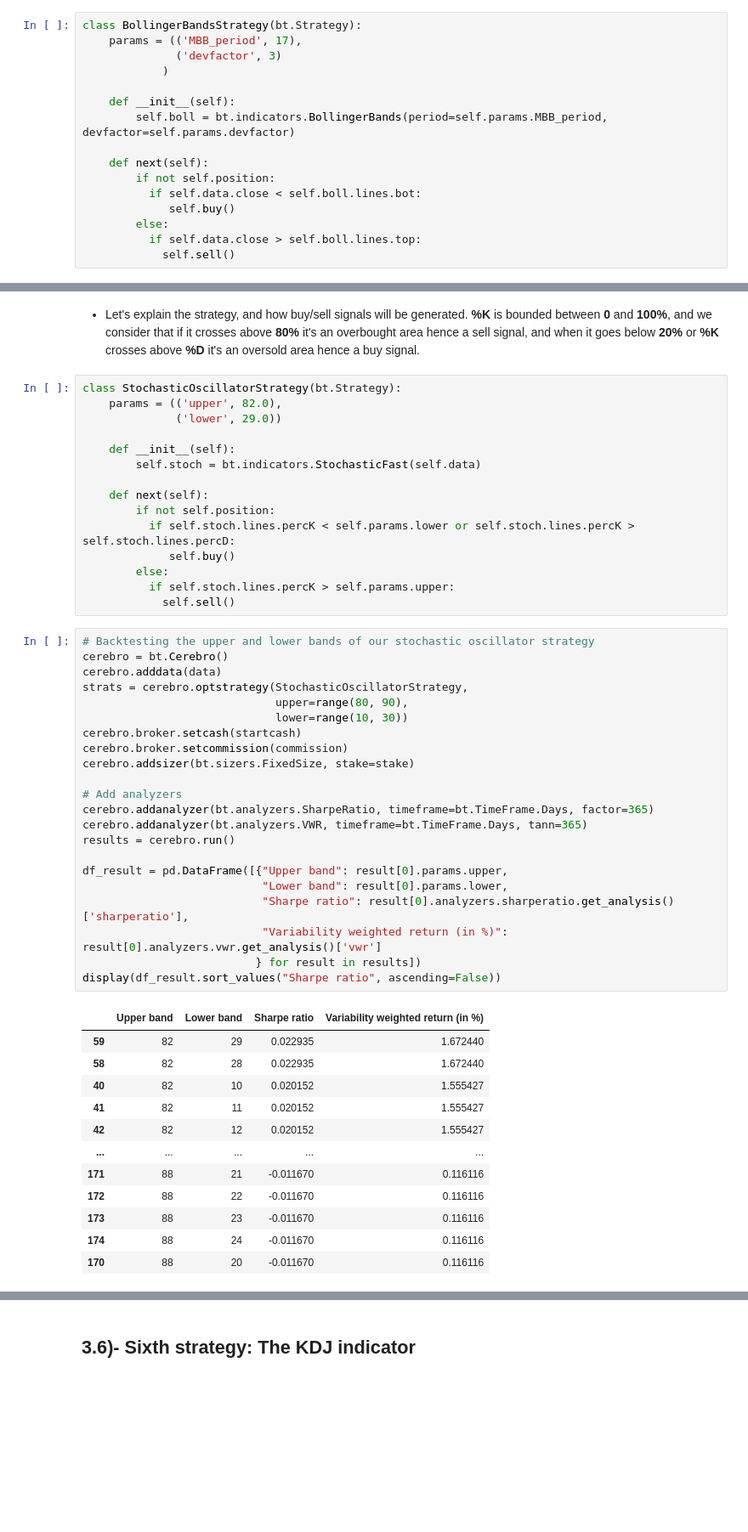
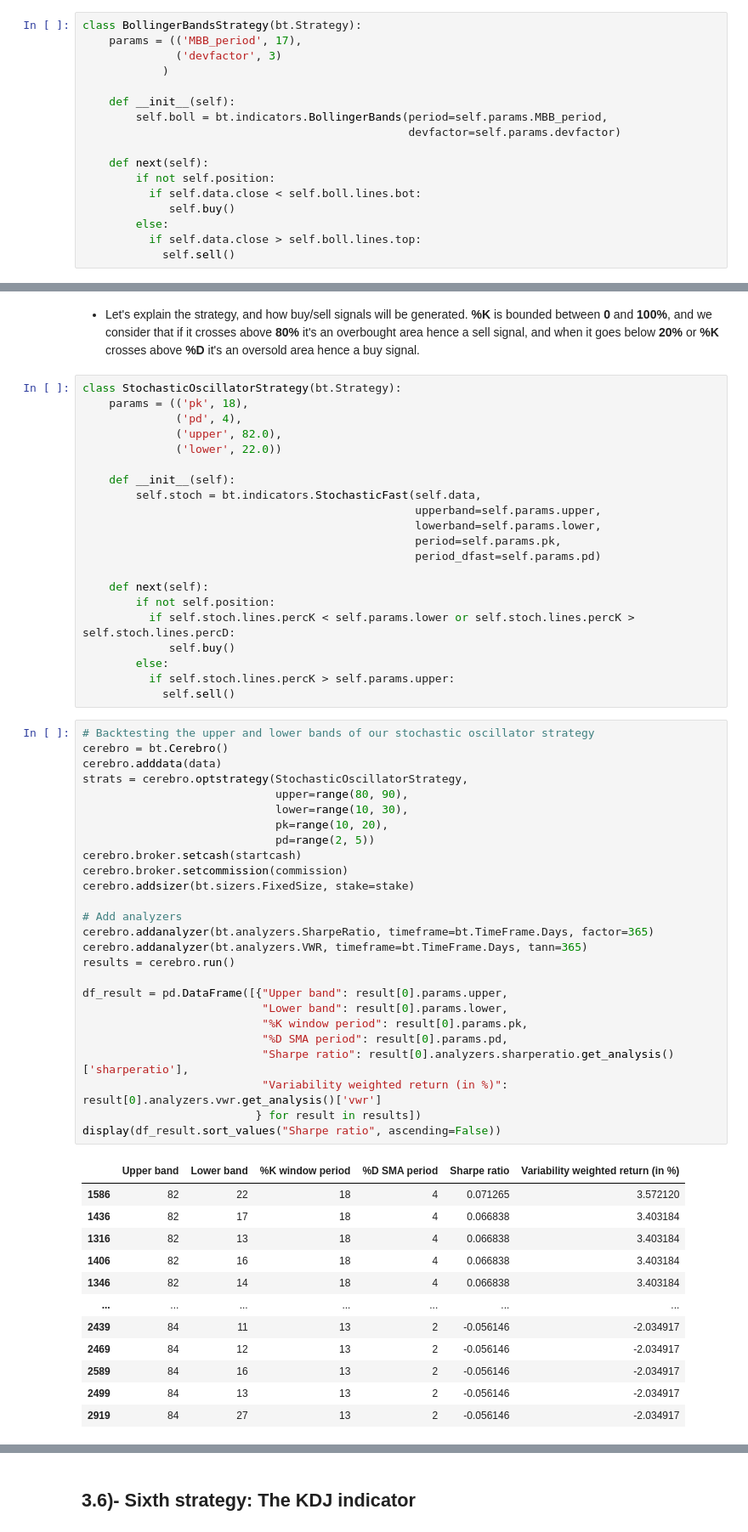
Before and after one commit to aahouzi/Stock-price-forecasting, a Jupyter notebook: notebooks/quantitative_trading_strategies.ipynb, the cells around one changed output, grey strips where cells are left out. Shown at 85% size. Cells and saved outputs as stored; diff of their text form; blank space fills up the shorter version.

```diff
--- a/notebooks/quantitative_trading_strategies.ipynb
+++ b/notebooks/quantitative_trading_strategies.ipynb
@@ -473,7 +473,8 @@ class BollingerBandsStrategy(bt.Strategy):
             )
 
     def __init__(self):
-        self.boll = bt.indicators.BollingerBands(period=self.params.MBB_period, devfactor=self.params.devfactor)
+        self.boll = bt.indicators.BollingerBands(period=self.params.MBB_period,
+                                                 devfactor=self.params.devfactor)
 
     def next(self):
         if not self.position:
@@ -563,11 +564,17 @@ where: **C** is the close price, $L_{d}$ and $H_{d}$ are respectivly the lowest
 - Let's explain the strategy, and how buy/sell signals will be generated. **%K** is bounded between **0** and **100%**, and we consider that if it crosses above **80%** it's an overbought area hence a sell signal, and when it goes below **20%** or **%K** crosses above **%D** it's an oversold area hence a buy signal.
 # %%
 class StochasticOscillatorStrategy(bt.Strategy):
-    params = (('upper', 82.0),
-              ('lower', 29.0))
+    params = (('pk', 18),
+              ('pd', 4),
+              ('upper', 82.0),
+              ('lower', 22.0))
 
     def __init__(self):
-        self.stoch = bt.indicators.StochasticFast(self.data)
+        self.stoch = bt.indicators.StochasticFast(self.data,
+                                                  upperband=self.params.upper,
+                                                  lowerband=self.params.lower,
+                                                  period=self.params.pk,
+                                                  period_dfast=self.params.pd)
 
     def next(self):
         if not self.position:
@@ -579,35 +586,39 @@ class StochasticOscillatorStrategy(bt.Strategy):
 # %%
 # Backtesting the upper and lower bands of our stochastic oscillator strategy
 cerebro = bt.Cerebro()
 cerebro.adddata(data)
 strats = cerebro.optstrategy(StochasticOscillatorStrategy,
                              upper=range(80, 90),
-                             lower=range(10, 30))
+                             lower=range(10, 30),
+                             pk=range(10, 20),
+                             pd=range(2, 5))
 cerebro.broker.setcash(startcash)
 cerebro.broker.setcommission(commission)
 cerebro.addsizer(bt.sizers.FixedSize, stake=stake)
 
 # Add analyzers
 cerebro.addanalyzer(bt.analyzers.SharpeRatio, timeframe=bt.TimeFrame.Days, factor=365)
 cerebro.addanalyzer(bt.analyzers.VWR, timeframe=bt.TimeFrame.Days, tann=365)
 results = cerebro.run()
 
 df_result = pd.DataFrame([{"Upper band": result[0].params.upper,
                            "Lower band": result[0].params.lower,
+                           "%K window period": result[0].params.pk,
+                           "%D SMA period": result[0].params.pd,
                            "Sharpe ratio": result[0].analyzers.sharperatio.get_analysis()['sharperatio'],
                            "Variability weighted return (in %)": result[0].analyzers.vwr.get_analysis()['vwr']
                           } for result in results])
 display(df_result.sort_values("Sharpe ratio", ascending=False))
 # %% [output]
-|  | Upper band | Lower band | Sharpe ratio | Variability weighted return (in %) |
-| 59 | 82 | 29 | 0.022935 | 1.672440 |
-| 58 | 82 | 28 | 0.022935 | 1.672440 |
-| 40 | 82 | 10 | 0.020152 | 1.555427 |
-| 41 | 82 | 11 | 0.020152 | 1.555427 |
-| 42 | 82 | 12 | 0.020152 | 1.555427 |
-| ... | ... | ... | ... | ... |
-| 171 | 88 | 21 | -0.011670 | 0.116116 |
-| 172 | 88 | 22 | -0.011670 | 0.116116 |
-| 173 | 88 | 23 | -0.011670 | 0.116116 |
-| 174 | 88 | 24 | -0.011670 | 0.116116 |
-| 170 | 88 | 20 | -0.011670 | 0.116116 |
+|  | Upper band | Lower band | %K window period | %D SMA period | Sharpe ratio | Variability weighted return (in %) |
+| 1586 | 82 | 22 | 18 | 4 | 0.071265 | 3.572120 |
+| 1436 | 82 | 17 | 18 | 4 | 0.066838 | 3.403184 |
+| 1316 | 82 | 13 | 18 | 4 | 0.066838 | 3.403184 |
+| 1406 | 82 | 16 | 18 | 4 | 0.066838 | 3.403184 |
+| 1346 | 82 | 14 | 18 | 4 | 0.066838 | 3.403184 |
+| ... | ... | ... | ... | ... | ... | ... |
+| 2439 | 84 | 11 | 13 | 2 | -0.056146 | -2.034917 |
+| 2469 | 84 | 12 | 13 | 2 | -0.056146 | -2.034917 |
+| 2589 | 84 | 16 | 13 | 2 | -0.056146 | -2.034917 |
+| 2499 | 84 | 13 | 13 | 2 | -0.056146 | -2.034917 |
+| 2919 | 84 | 27 | 13 | 2 | -0.056146 | -2.034917 |
```
Also changed, not shown: parts of 11 cells of this notebook.
